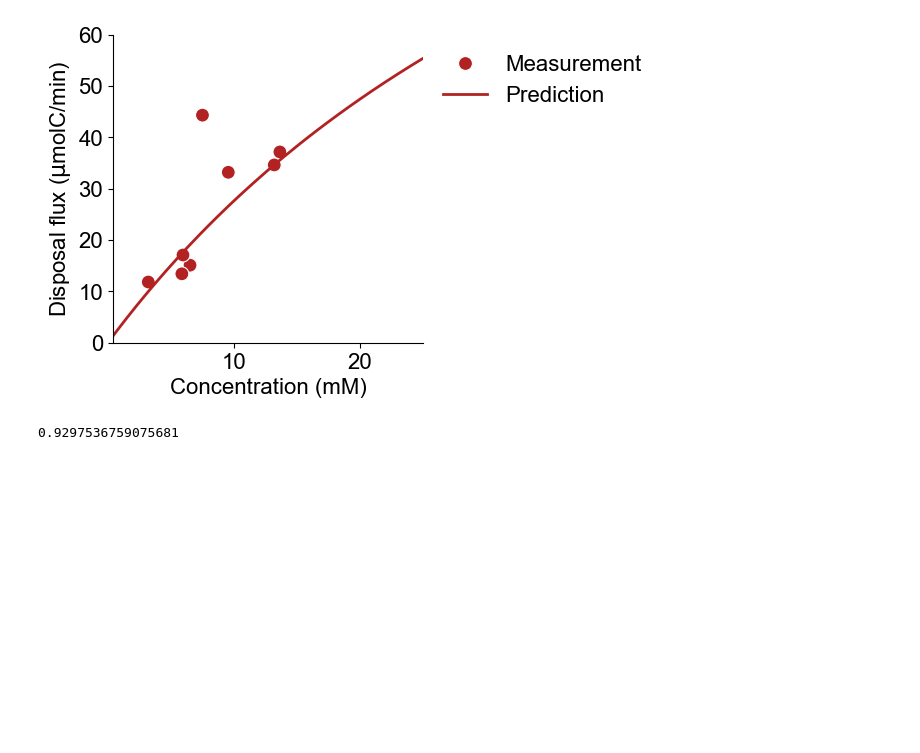
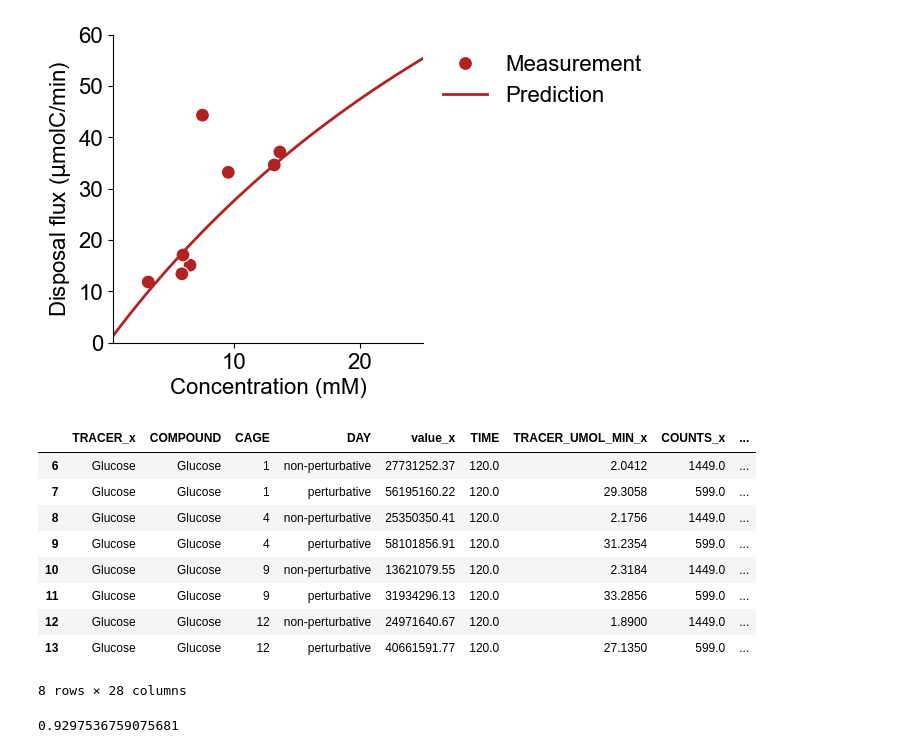
Before and after one commit to weilandtd/CompetitiveCatabolism, a Jupyter notebook: multi_nutrient_model/competitive_catabolism.ipynb, the cells around one changed output. Cells and saved outputs as stored; diff of their text form; code cells hidden in the pictures; blank space fills up the shorter version.

```diff
--- a/multi_nutrient_model/competitive_catabolism.ipynb
+++ b/multi_nutrient_model/competitive_catabolism.ipynb
@@ -459,6 +478,19 @@ plt.savefig('./output/concentration_RD_flux.svg',  bbox_inches='tight')
 # Save the data
 # %% [output]
 [figure]
+# %%
+df_joined_temp
+# %% [output]
+|  | TRACER_x | COMPOUND | CAGE | DAY | value_x | TIME | TRACER_UMOL_MIN_x | COUNTS_x | ... |
+| 6 | Glucose | Glucose | 1 | non-perturbative | 27731252.37 | 120.0 | 2.0412 | 1449.0 | ... |
+| 7 | Glucose | Glucose | 1 | perturbative | 56195160.22 | 120.0 | 29.3058 | 599.0 | ... |
+| 8 | Glucose | Glucose | 4 | non-perturbative | 25350350.41 | 120.0 | 2.1756 | 1449.0 | ... |
+| 9 | Glucose | Glucose | 4 | perturbative | 58101856.91 | 120.0 | 31.2354 | 599.0 | ... |
+| 10 | Glucose | Glucose | 9 | non-perturbative | 13621079.55 | 120.0 | 2.3184 | 1449.0 | ... |
+| 11 | Glucose | Glucose | 9 | perturbative | 31934296.13 | 120.0 | 33.2856 | 599.0 | ... |
+| 12 | Glucose | Glucose | 12 | non-perturbative | 24971640.67 | 120.0 | 1.8900 | 1449.0 | ... |
+| 13 | Glucose | Glucose | 12 | perturbative | 40661591.77 | 120.0 | 27.1350 | 599.0 | ... |
+8 rows × 28 columns
 # %%
 # Compute mean error between model and data for CO2 and RD
 c_order = ['Glucose', 'Lactate', 'Fatty acids','3HB',]
```
Also changed, not shown: parts of 1 cell of this notebook, 20 other files.
